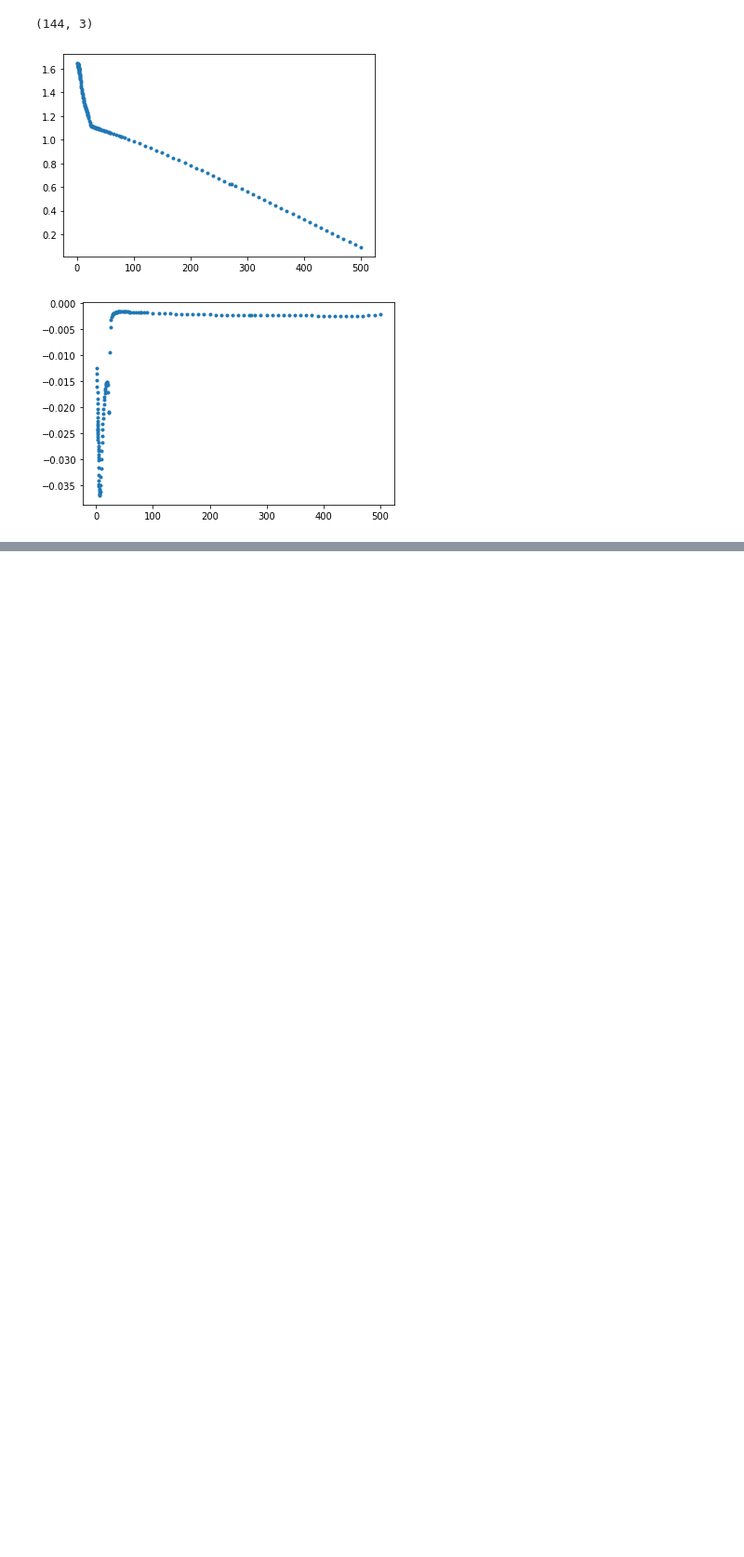
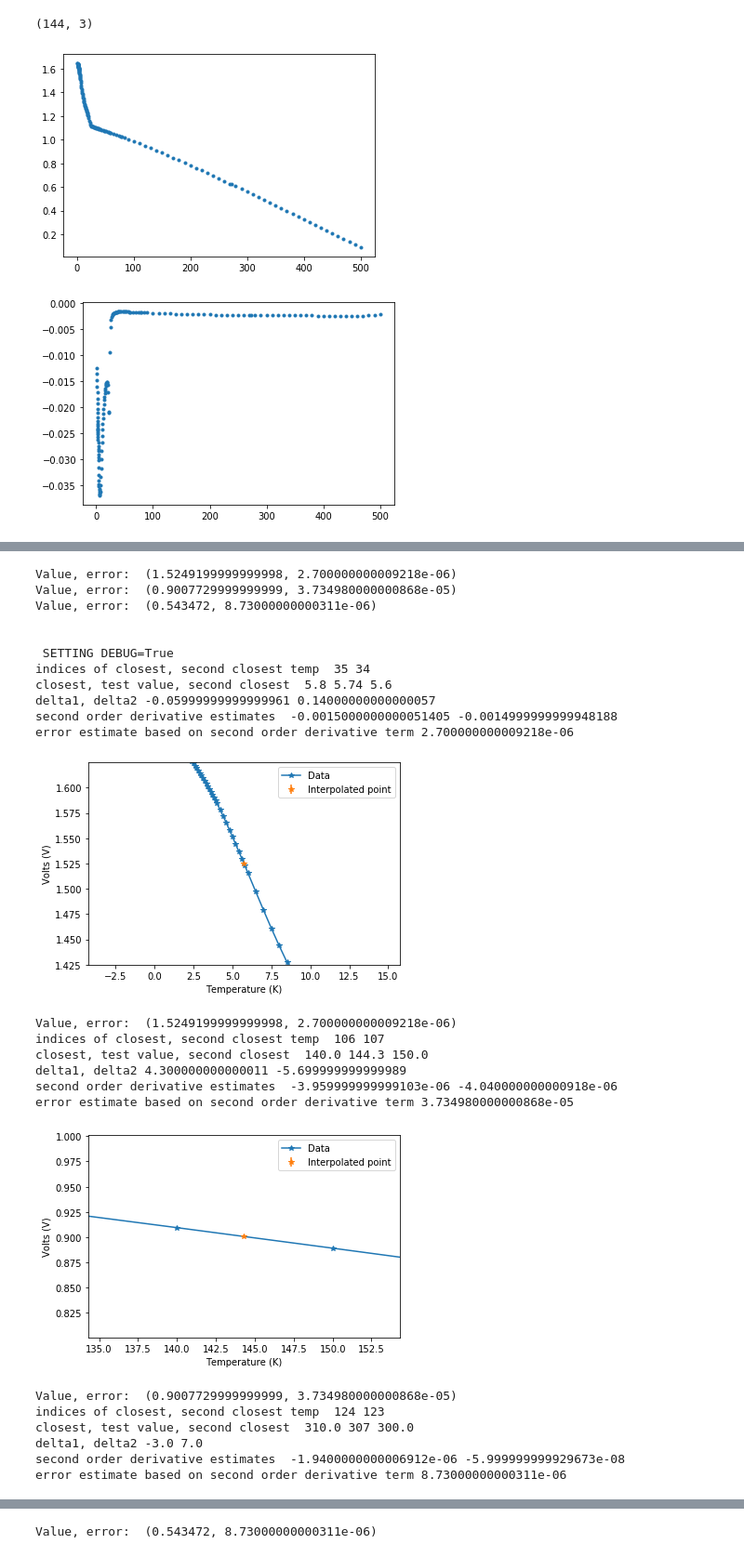
Before and after one commit to lizzord/phys512hw, a Jupyter notebook: problemset1/problem2.ipynb, the cells around one changed output, grey strips where cells are left out. Shown at 93% size. Cells and saved outputs as stored; diff of their text form; code cells hidden in the pictures; blank space fills up the shorter version.

```diff
--- a/problemset1/problem2.ipynb
+++ b/problemset1/problem2.ipynb
@@ -104,0 +97,38 @@ first order approximation:  0.9007729999999999
+# %%
+###Evaluate fitting function at some Ti's to demonstrate.
+#Evaluate some specific points.
+Ti = [5.74, 144.3, 307] #random test points in Kelvin
+for Tt in Ti:
+    print('Value, error: ', fit_function(T, V, Tt, DEBUG=False))
+
+#Run the same points but with DEBUG=True to see the inner workings.
+#Note that the interpolated points are plotted with errorbars, but the errors are too small to see.
+print('\n \n SETTING DEBUG=True')
+for Tt in Ti:
+    print('Value, error: ', fit_function(T, V, Tt, DEBUG=True))
+# %% [output]
+Value, error:  (1.5249199999999998, 2.700000000009218e-06)
+Value, error:  (0.9007729999999999, 3.734980000000868e-05)
+Value, error:  (0.543472, 8.73000000000311e-06)
+
+
+ SETTING DEBUG=True
+indices of closest, second closest temp  35 34
+closest, test value, second closest  5.8 5.74 5.6
+delta1, delta2 -0.05999999999999961 0.14000000000000057
+second order derivative estimates  -0.0015000000000051405 -0.0014999999999948188
+error estimate based on second order derivative term 2.700000000009218e-06
+[figure, added]
+Value, error:  (1.5249199999999998, 2.700000000009218e-06)
+indices of closest, second closest temp  106 107
+closest, test value, second closest  140.0 144.3 150.0
+delta1, delta2 4.300000000000011 -5.699999999999989
+second order derivative estimates  -3.959999999999103e-06 -4.040000000000918e-06
+error estimate based on second order derivative term 3.734980000000868e-05
+[figure, added]
+Value, error:  (0.9007729999999999, 3.734980000000868e-05)
+indices of closest, second closest temp  124 123
+closest, test value, second closest  310.0 307 300.0
+delta1, delta2 -3.0 7.0
+second order derivative estimates  -1.9400000000006912e-06 -5.999999999929673e-08
+error estimate based on second order derivative term 8.73000000000311e-06
@@ -104,0 +136 @@ first order approximation:  0.9007729999999999
+Value, error:  (0.543472, 8.73000000000311e-06)
```
Also changed, not shown: parts of 6 cells of this notebook.
